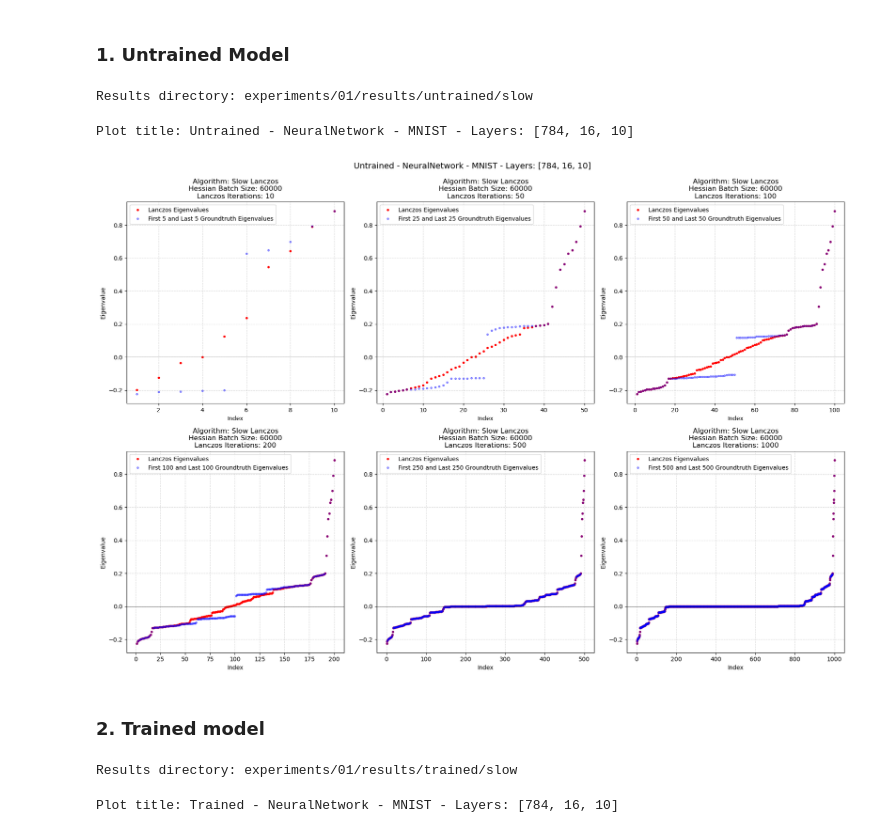
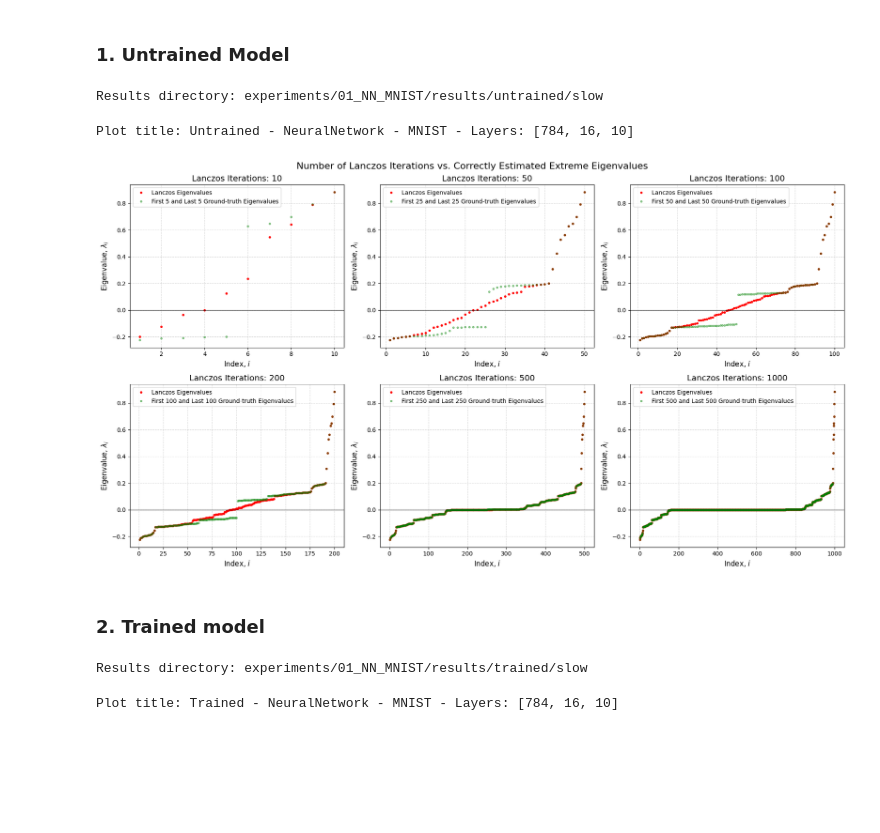
Before and after one commit to ilievanadezhda/spectral-properties-of-NN, a Jupyter notebook: notebooks/06_analyze_lanczos_iterations_effect.ipynb, the cells around one changed output. Drawn from its saved outputs; the diff is of its cells as text; code cells hidden in the pictures; blank space fills up the shorter version.

```diff
--- a/notebooks/06_analyze_lanczos_iterations_effect.ipynb
+++ b/notebooks/06_analyze_lanczos_iterations_effect.ipynb
@@ -25,7 +25,7 @@ import matplotlib.pyplot as plt
 # %% [markdown]
 ### 1. Untrained Model
 # %%
-EXPERIMENT = "01"
+EXPERIMENT = "01_NN_MNIST"
 MODEL = "untrained"
 LANCZOS = "slow"
 HBS = 60000
@@ -43,7 +43,7 @@ lanczos_eigenvalues = {}
 for ITER in ITERS:
     lanczos_eigenvalues[ITER] = torch.load(os.path.join(results_dir, f"HBS_{HBS}/01_run/eigenvalues_iter_{ITER}.pt"))
 # %% [output]
-Results directory: experiments/01/results/untrained/slow
+Results directory: experiments/01_NN_MNIST/results/untrained/slow
 # %%
 # get model information from config file
 args = OmegaConf.create(yaml.load(open(f"experiments/{EXPERIMENT}/config.yaml"), Loader=yaml.SafeLoader))
@@ -52,36 +52,39 @@ print(f"Plot title: {plot_title}")
 # %% [output]
 Plot title: Untrained - NeuralNetwork - MNIST - Layers: [784, 16, 10]
 # %%
-plt.figure(figsize=(18, 12))
+plt.figure(figsize=(18, 10))
 for i, ITER in enumerate(ITERS):
     plt.subplot(2, 3, i + 1)
     # lanczos eigenvalues
     sorted_lanczos_eigenvalues = np.sort(lanczos_eigenvalues[ITER])
     x_indices_lanczos = np.arange(1, len(sorted_lanczos_eigenvalues) + 1)
     # groundtruth eigenvalues
     x = ITER//2
     first_x_gt_eigenvalues = sorted_gt_eigenvalues[:x]
     last_x_gt_eigenvalues = sorted_gt_eigenvalues[-x:]
     combined_gt_eigenvalues = np.concatenate((first_x_gt_eigenvalues, last_x_gt_eigenvalues))
     # plot
     plt.plot(x_indices_lanczos, sorted_lanczos_eigenvalues, marker="o", linestyle="", color="red", markersize=3, label="Lanczos Eigenvalues")
-    plt.plot(x_indices_lanczos, combined_gt_eigenvalues, marker="o", linestyle="", color="blue", markersize=3, alpha=0.4, label=f"First {x} and Last {x} Groundtruth Eigenvalues")
+    plt.plot(x_indices_lanczos, combined_gt_eigenvalues, marker="o", linestyle="", color="green", markersize=3, alpha=0.4, label=f"First {x} and Last {x} Ground-truth Eigenvalues")
     plt.axhline(y=0, color='black', linestyle='-', linewidth=0.5)  # add horizontal line at y=0
-    plt.title(f"Algorithm: {LANCZOS.capitalize()} Lanczos\nHessian Batch Size: {HBS}\nLanczos Iterations: {ITER}")
-    plt.xlabel('Index')
-    plt.ylabel('Eigenvalue')
+    # plt.title(f"Algorithm: {LANCZOS.capitalize()} Lanczos\nHessian Batch Size: {HBS}\nLanczos Iterations: {ITER}")
+    plt.title(f"Lanczos Iterations: {ITER}", fontsize=14)
+    plt.xlabel(r"Index, $i$", fontsize=12)
+    plt.ylabel(r"Eigenvalue, $\lambda_{i}$", fontsize=12)
     plt.legend(loc="upper left")
     plt.grid(True, alpha=0.5, linestyle="--")
 
+# plt.suptitle(plot_title, y=1.02, fontsize=14)
+plt.suptitle("Number of Lanczos Iterations vs. Correctly Estimated Extreme Eigenvalues", fontsize=16)
 plt.tight_layout()
-plt.suptitle(plot_title, y=1.02, fontsize=14)
+# plt.savefig("q2.png", dpi=500)
 plt.show()
 # %% [output]
-[figure, old version]
+[figure, new version]
 # %% [markdown]
 ### 2. Trained model
 # %%
-EXPERIMENT = "01"
+EXPERIMENT = "01_NN_MNIST"
 MODEL = "trained"
 LANCZOS = "slow"
 HBS = 60000
@@ -99,7 +102,7 @@ lanczos_eigenvalues = {}
 for ITER in ITERS:
     lanczos_eigenvalues[ITER] = torch.load(os.path.join(results_dir, f"HBS_{HBS}/01_run/eigenvalues_iter_{ITER}.pt"))
 # %% [output]
-Results directory: experiments/01/results/trained/slow
+Results directory: experiments/01_NN_MNIST/results/trained/slow
 # %%
 # get model information from config file
 args = OmegaConf.create(yaml.load(open(f"experiments/{EXPERIMENT}/config.yaml"), Loader=yaml.SafeLoader))
```
Also changed, not shown: parts of 1 cell of this notebook, 27 other files.
